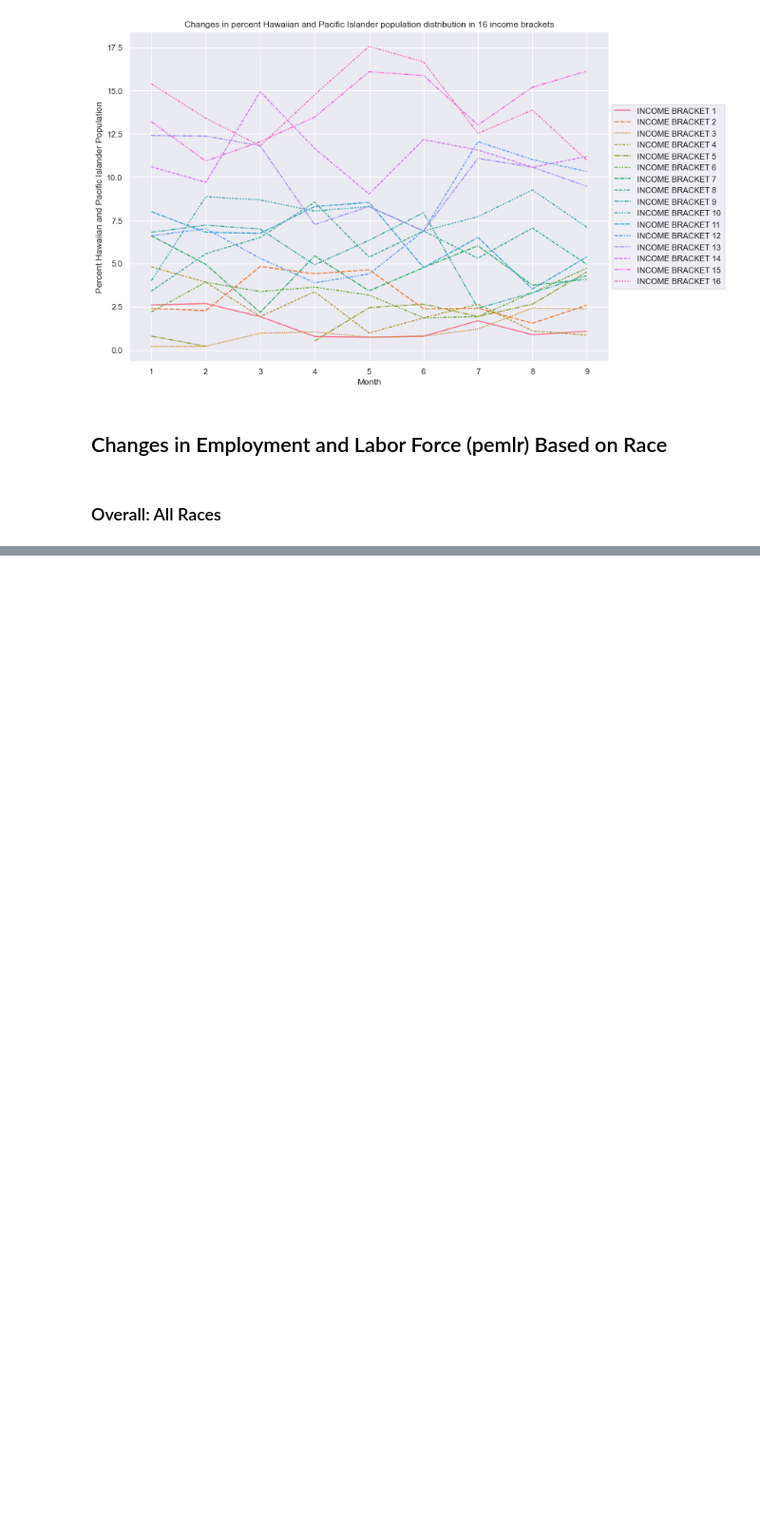
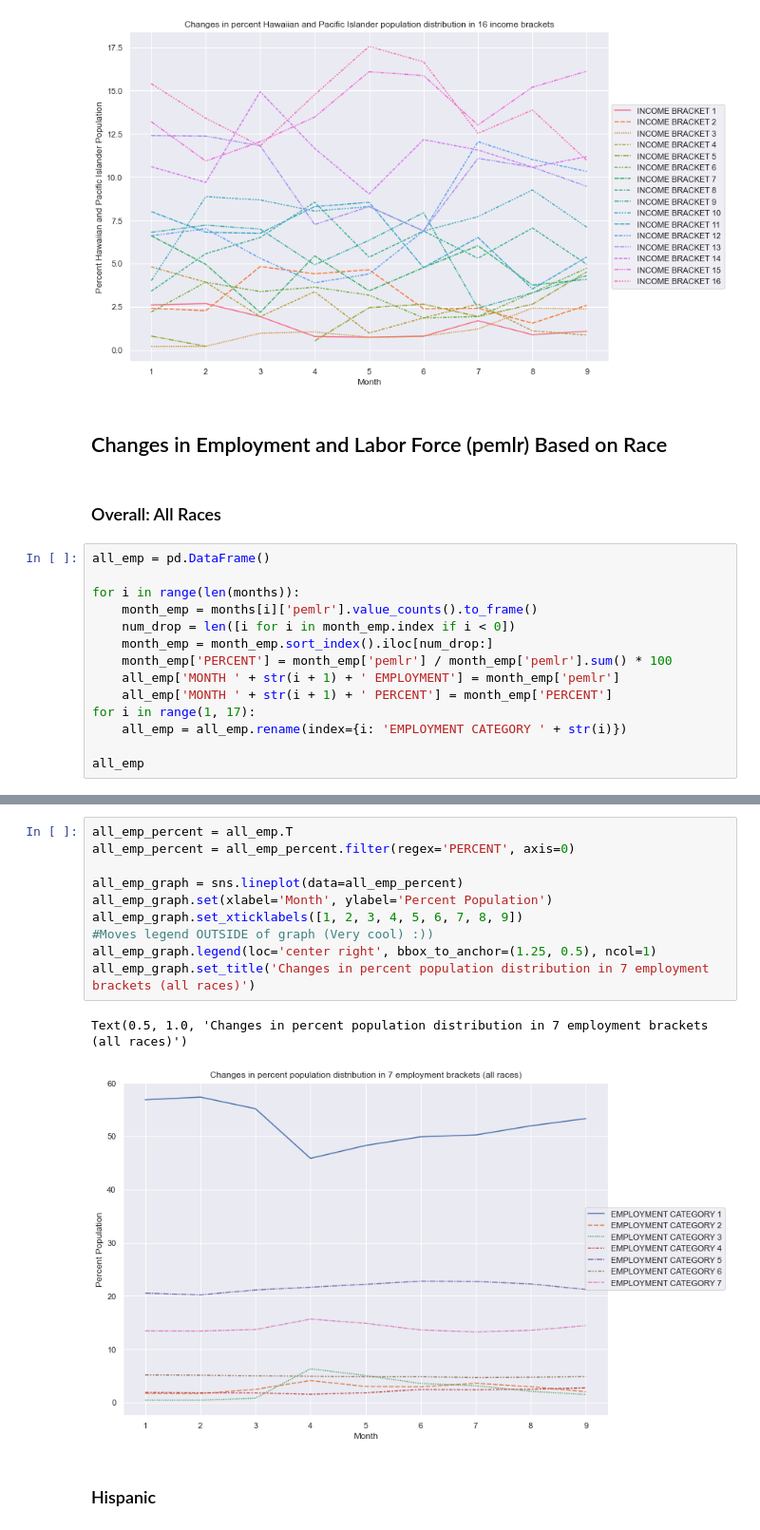
Before and after one commit to adamzuyang/Ursatech-Adam, a Jupyter notebook: Basic Monthly Current Population Survey Data Analysis, Changes in Income and Employment Based on Race.ipynb, the cells around one changed output, grey strips where cells are left out. Shown at 95% size. Saved outputs shown, nothing was run; the diff lists cells and outputs as text; blank space fills up the shorter version.

```diff
--- a/Basic Monthly Current Population Survey Data Analysis, Changes in Income and Employment Based on Race.ipynb
+++ b/Basic Monthly Current Population Survey Data Analysis, Changes in Income and Employment Based on Race.ipynb
@@ -434,3 +447,17 @@ Text(0.5, 1.0, 'Changes in percent Hawaiian and Pacific Islander population dist
 ## Changes in Employment and Labor Force (pemlr) Based on Race
 # %% [markdown]
 ### Overall: All Races
+# %%
+all_emp = pd.DataFrame()
+
+for i in range(len(months)):
+    month_emp = months[i]['pemlr'].value_counts().to_frame()
+    num_drop = len([i for i in month_emp.index if i < 0])
+    month_emp = month_emp.sort_index().iloc[num_drop:]
+    month_emp['PERCENT'] = month_emp['pemlr'] / month_emp['pemlr'].sum() * 100
+    all_emp['MONTH ' + str(i + 1) + ' EMPLOYMENT'] = month_emp['pemlr']
+    all_emp['MONTH ' + str(i + 1) + ' PERCENT'] = month_emp['PERCENT']
+for i in range(1, 17):
+    all_emp = all_emp.rename(index={i: 'EMPLOYMENT CATEGORY ' + str(i)})
+
+all_emp
@@ -436,0 +473,15 @@ Text(0.5, 1.0, 'Changes in percent Hawaiian and Pacific Islander population dist
+# %%
+all_emp_percent = all_emp.T
+all_emp_percent = all_emp_percent.filter(regex='PERCENT', axis=0)
+
+all_emp_graph = sns.lineplot(data=all_emp_percent)
+all_emp_graph.set(xlabel='Month', ylabel='Percent Population')
+all_emp_graph.set_xticklabels([1, 2, 3, 4, 5, 6, 7, 8, 9])
+#Moves legend OUTSIDE of graph (Very cool) :))
+all_emp_graph.legend(loc='center right', bbox_to_anchor=(1.25, 0.5), ncol=1)
+all_emp_graph.set_title('Changes in percent population distribution in 7 employment brackets (all races)')
+# %% [output]
+Text(0.5, 1.0, 'Changes in percent population distribution in 7 employment brackets (all races)')
+[figure, added]
+# %% [markdown]
+### Hispanic
```
Also changed, not shown: parts of 37 cells of this notebook, 2 other files.
